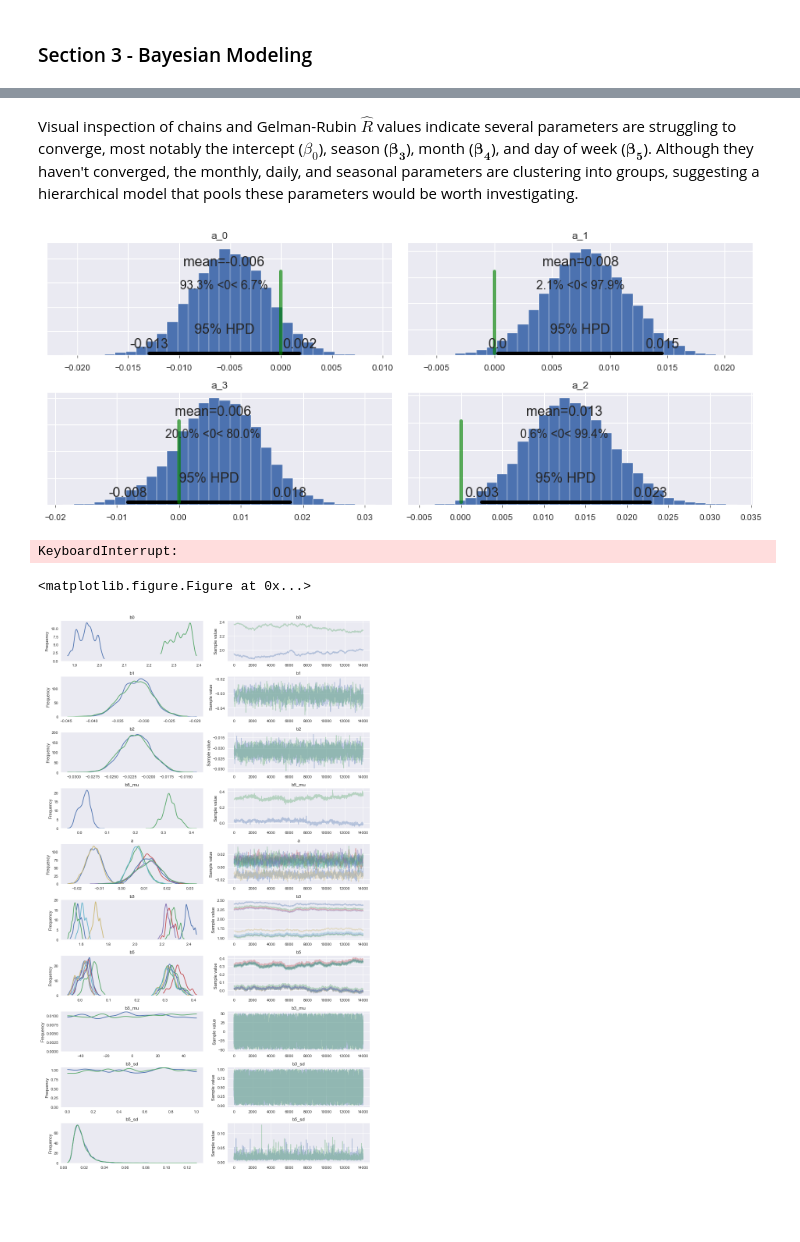
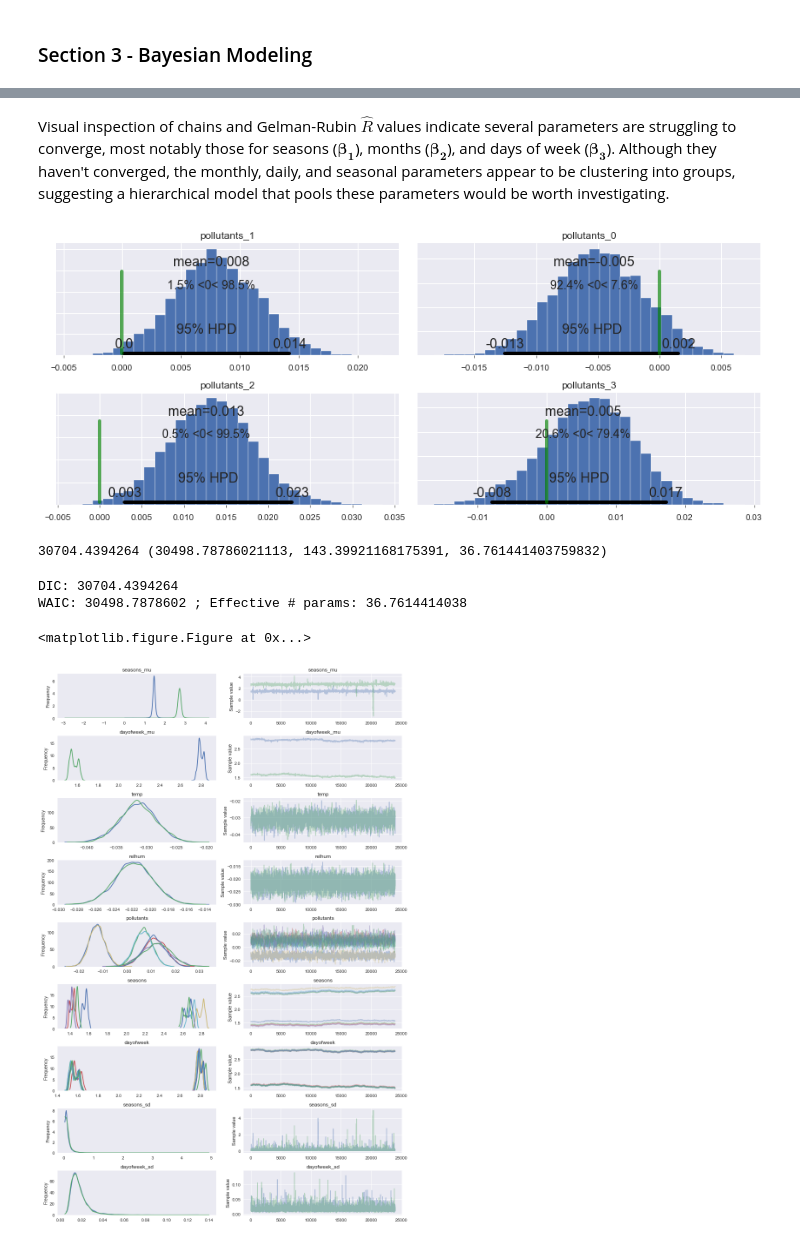
Before and after one commit to d-diaz/SEFS590F_Winter2017, a Jupyter notebook: SEFS 590F (Bayesian Models) - Final Exam.ipynb, the cells around one changed output, grey strips where cells are left out. Cells and saved outputs as stored; diff of their text form; code cells hidden in the pictures; blank space fills up the shorter version.

```diff
--- a/SEFS 590F (Bayesian Models) - Final Exam.ipynb
+++ b/SEFS 590F (Bayesian Models) - Final Exam.ipynb
@@ -135,69 +178,64 @@ with pollutant_model:
 # %% [markdown]
-Visual inspection of chains and Gelman-Rubin $\hat R$ values indicate several parameters are struggling to converge, most notably the intercept ($\beta_0$), season ($\mathbf{\beta_3}$), month ($\mathbf{\beta_4}$), and day of week ($\mathbf{\beta_5}$). Although they haven't converged, the monthly, daily, and seasonal parameters are clustering into groups, suggesting a hierarchical model that pools these parameters would be worth investigating.
+Visual inspection of chains and Gelman-Rubin $\hat R$ values indicate several parameters are struggling to converge, most notably those for seasons ($\mathbf{\beta_1}$), months ($\mathbf{\beta_2}$), and days of week ($\mathbf{\beta_3}$). Although they haven't converged, the monthly, daily, and seasonal parameters appear to be clustering into groups, suggesting a hierarchical model that pools these parameters would be worth investigating.
 # %%
 # generate histograms of posterior predictive distributions with
 # 95% highest posterior density intervals and reference line at 0
 with pollutant_model:
     # pollutant parameters
-    pm.plot_posterior(trace[10000:], varnames=['a'], ref_val=0)
+    pm.plot_posterior(trace[1000:], varnames=['pollutants'], ref_val=0)
 # %% [output]
-[figure, old version]
+[figure, new version]
 # %%
 # statistical assessments of model predictive ability
 with pollutant_model:
-    pollutant_dic = pm.stats.dic(trace[1000:], model=pollutant_model)
-    pollutant_waic = pm.stats.waic(trace[1000:], model=pollutant_modl)
-    print(pollutant_dic, pollutant_waic)
+    pollutant_dic = pm.stats.dic(trace[1000:])
+    pollutant_waic = pm.stats.waic(trace[1000:], n_eff=True)
+# %% [output]
+30704.4394264 (30498.78786021113, 143.39921168175391, 36.761441403759832)
+# %%
+print('DIC:', pollutant_dic)
+print('WAIC:', pollutant_waic[0],';', 'Effective # params:', pollutant_waic[2])
+# %% [output]
+DIC: 30704.4394264
+WAIC: 30498.7878602 ; Effective # params: 36.7614414038
 # %%
 # dropping season, with expectation that pooling of month parameters
 # will capture seasonal effects
 with pm.Model() as hier_model:
 
     # priors for unknown model parameters
-    b0 = pm.Normal('b0', mu=0, sd=30)
-    b1 = pm.Normal('b1', mu=0, sd=10)
-    b2 = pm.Normal('b2', mu=0, sd=10)
-    b3_mu = pm.Normal('b3_mu', mu=0, sd=20)
-    b3_sd = pm.Uniform('b3_sd', lower=0, upper=1)
-    b5_mu = pm.Normal('b5_mu', mu=0, sd=30)
-    b5_sd = pm.Uniform('b5_sd', lower=0, upper=1)
-    a = pm.Normal('a', mu=0, sd=10, shape=4)
+    # priors for unknown model parameters
+    b1_mu = pm.Normal('seasons_mu', mu=0, sd=20)
+    b1_sd = pm.Uniform('seasons_sd', lower=0, upper=5)
+    b3_mu = pm.Normal('dayofweek_mu', mu=0, sd=20)
+    b3_sd = pm.Uniform('dayofweek_sd', lower=0, upper=5)
+    b4 = pm.Normal('temp', mu=0, sd=10)
+    b5 = pm.Normal('relhum', mu=0, sd=10)
+    a = pm.Normal('pollutants', mu=0, sd=10, shape=4)
 
-    b3 = pm.Normal('b3', mu=0, sd=20, shape=4)
-    #b4 = pm.Normal('b4', mu=b4_mu, sd=b4_sd, shape=12)
-    b5 = pm.Normal('b5', mu=b5_mu, sd=b5_sd, shape=7)
+    b1 = pm.Normal('seasons', mu=b1_mu, sd=b1_sd, shape=4)
+    b3 = pm.Normal('dayofweek', mu=b3_mu, sd=b3_sd, shape=7)
 
     # Expected Value of Deaths
-    mu_t = pm.math.exp(b0 + b1*Temp + b2*RelHum + b3[season_idx] \
-                       + b5[dayweek_idx] + a[0]*O3 + a[1]*SO2 + a[2]*NO2 + a[3]*CO)
-    # use of indexes here reaches into the relevant parameter for each variable
-    # e.g., b5[dayweek_index] will index into the seven estimated params for b5
-    # based on the value of the day of week
+    mu_t = pm.math.exp(b1[season_idx] + b3[dayweek_idx] + b4*Temp + b5*RelHum \
+                       + a[0]*O3 + a[1]*SO2 + a[2]*NO2 + a[3]*CO)
 
     # Likelihood
     y_obs = pm.Poisson('y_obs', mu=mu_t, observed=deaths)
 # %%
 # hit the inference button
 with hier_model:
-    # draw a trace with 50,000 posterior samples
-    hier_trace = pm.backends.base.merge_traces([pm.sample(15000, step=pm.Metropolis(),
+    # draw a trace with 25,000 posterior samples
+    hier_trace = pm.backends.base.merge_traces([pm.sample(25000, step=pm.Metropolis(),
                     chain=i, progressbar=True) for i in range(2)])
-# %%
-# hit the inference button
-with hier_model:
-    # draw a trace with 5,000 posterior samples
-    hier_trace2 = pm.backends.base.merge_traces([pm.sample(5000, init='ADVI', n_init=30000, step=pm.Metropolis(),
-                    chain=i, progressbar=True) for i in range(2)])
-# %% [output]
-KeyboardInterrupt:
 # %%
 with hier_model:
     plt.figure()
-    pm.traceplot(hier_trace2[1000:])
+    pm.traceplot(hier_trace[1000:])
     plt.tight_layout()
 # %% [output]
 <matplotlib.figure.Figure at 0x...>
-[figure, old version]
+[figure, new version]
 # %%
 with hier_model:
     plt.figure(figsize=(6,8))
```
Also changed, not shown: parts of 27 cells of this notebook.
